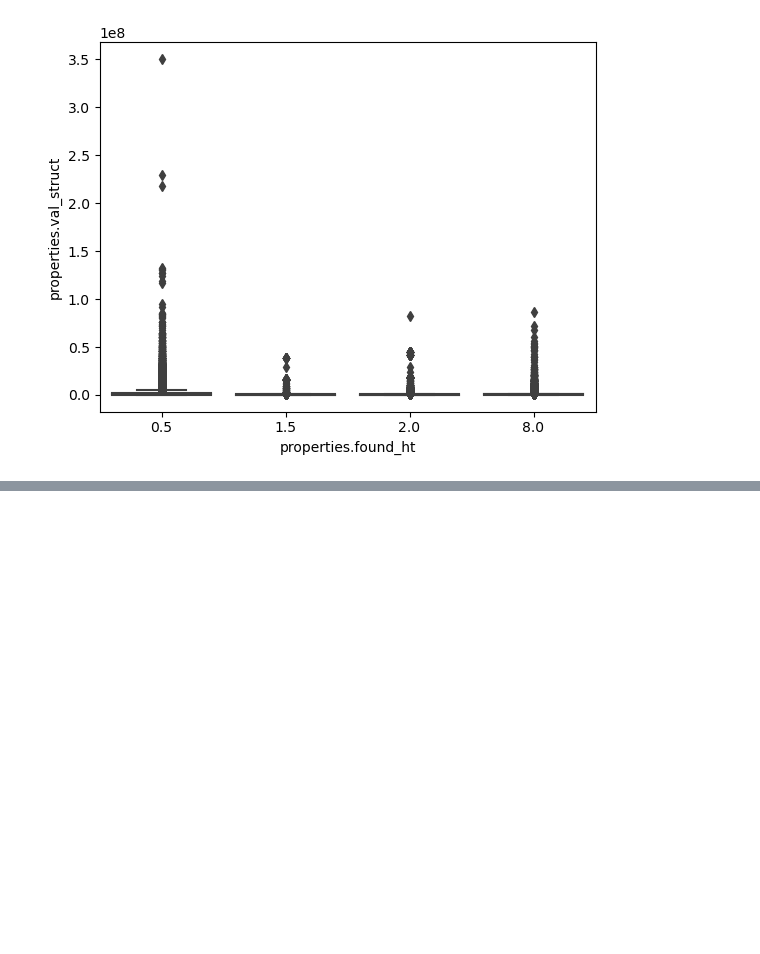
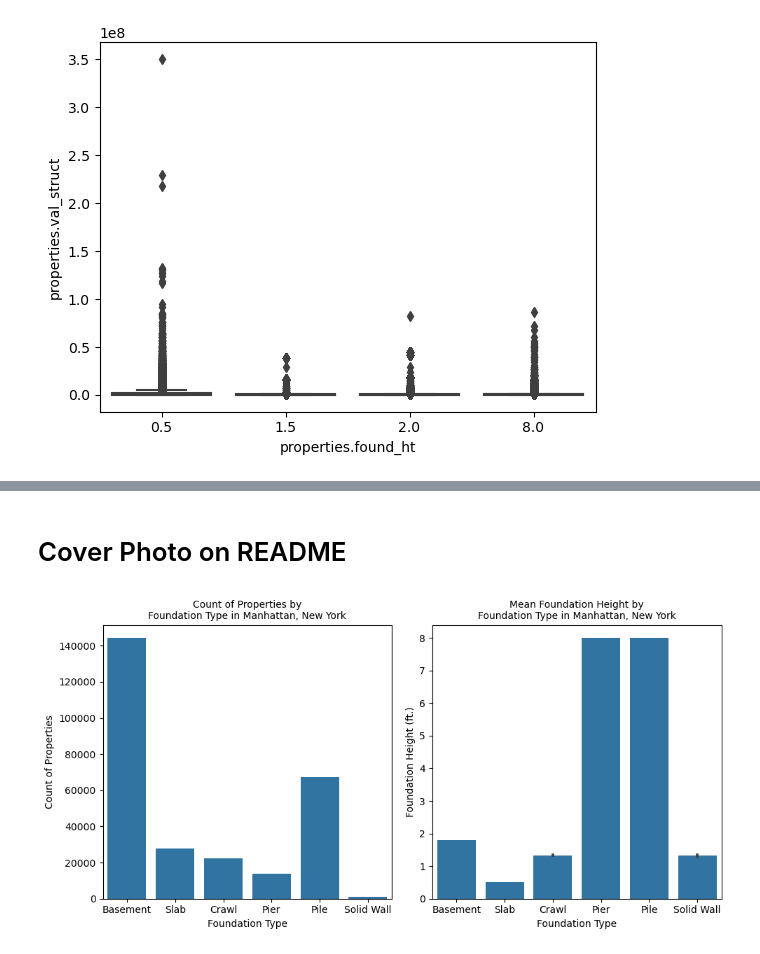
Before and after one commit to mebauer/national-structure-inventory-examples, a Jupyter notebook: analysis-examples.ipynb, the cells around one changed output, grey strips where cells are left out. Saved outputs shown, nothing was run; the diff lists cells and outputs as text; code cells hidden in the pictures; blank space fills up the shorter version.

```diff
--- a/analysis-examples.ipynb
+++ b/analysis-examples.ipynb
@@ -1018,0 +1017,42 @@ plt.savefig('figures/struct-val-build-type-found-type.png', bbox_inches='tight',
+# %% [markdown]
+# Cover Photo on README
+# %%
+fig, axs = plt.subplots(1, 2, figsize=(10, 5))
+
+sns.barplot(
+    data=df,
+    x="properties.found_type_names",
+    y="properties.found_ht",
+    estimator="sum",
+    errorbar=None,
+    color="C0",
+    ax=axs[0]
+)
+
+axs[0].set_title(
+    "Count of Properties by\nFoundation Type in Manhattan, New York",
+    fontsize=10
+)
+axs[0].set_xlabel("Foundation Type")
+axs[0].set_ylabel("Count of Properties")
+
+sns.barplot(
+    data=df,
+    x="properties.found_type_names",
+    y="properties.found_ht",
+    color="C0",
+    ax=axs[1]
+)
+
+axs[1].set_title(
+    "Mean Foundation Height by\nFoundation Type in Manhattan, New York",
+    fontsize=10
+)
+axs[1].set_xlabel("Foundation Type")
+axs[1].set_ylabel("Foundation Height (ft.)")
+
+
+fig.tight_layout()
+plt.savefig('figures/found-type-summary.png', bbox_inches='tight', dpi=200)
+# %% [output]
+[figure, added]
```
Also changed, not shown: parts of 23 cells of this notebook, 5 other files.
